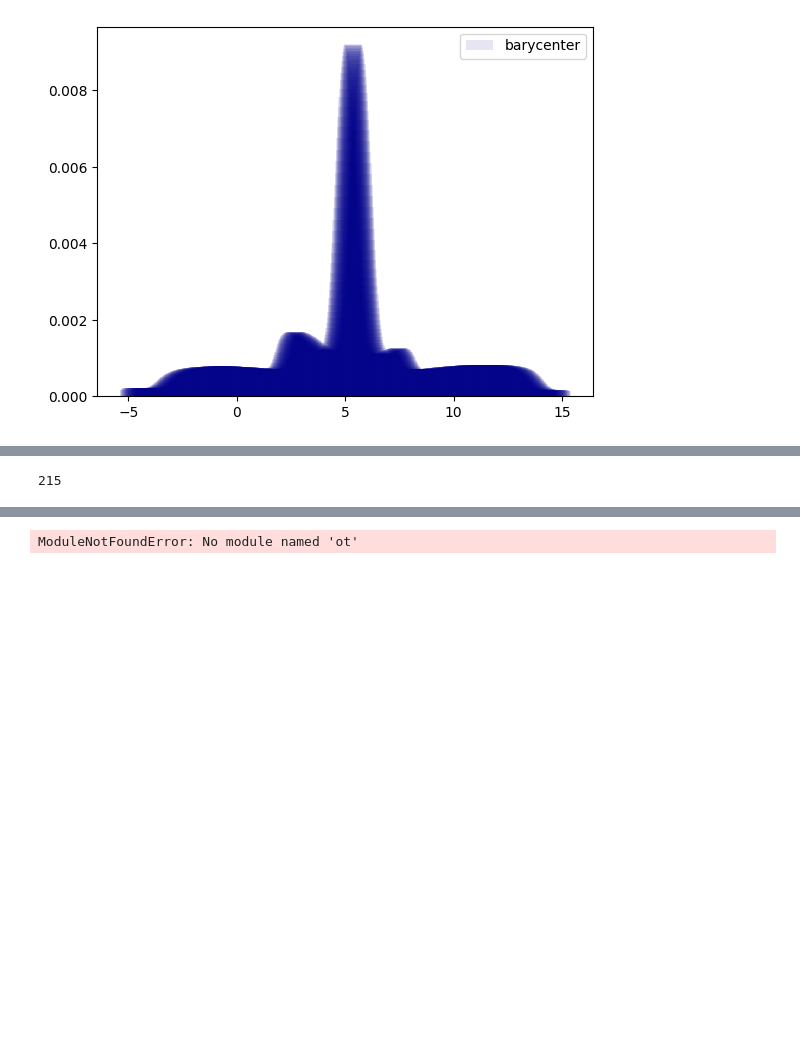
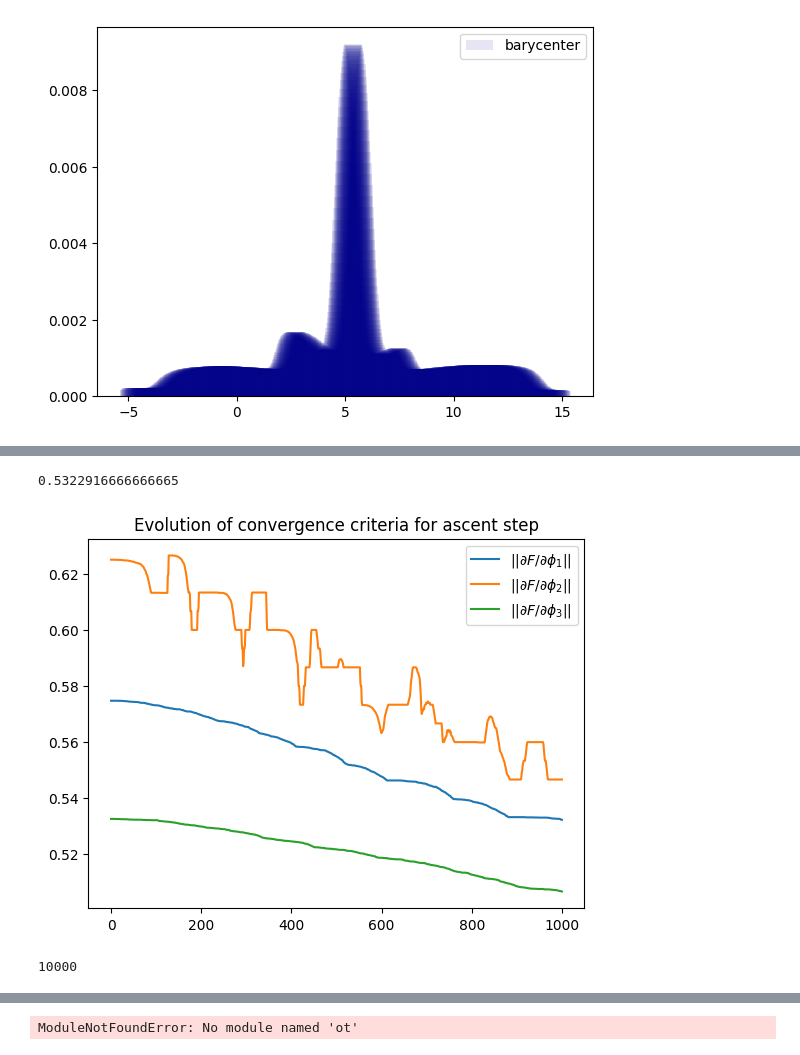
Before and after one commit to InesVATI/projectOT_stochastic_wasserstein_barycenters, a Jupyter notebook: code/experiments.ipynb, the cells around one changed output, grey strips where cells are left out. Drawn from its saved outputs; the diff is of its cells as text; code cells hidden in the pictures; blank space fills up the shorter version.

```diff
--- a/code/experiments.ipynb
+++ b/code/experiments.ipynb
@@ -123,6 +134,7 @@ $phi = {\phi_j^i}$
 $C = d(x, y)^2 = ||x -y ||_2^2$ is the cost
 # %%
-def sample_from_input_distribution(ind_j, n_samples : int = 10000):
+@jit
+def sample_from_input_distribution(ind_j : int, n_samples : int = 10000):
     return norm.rvs(loc=means[ind_j], scale=stds[ind_j], size=(n_samples, 1))
 # %%
 x = x[:, np.newaxis] # (M, D)
@@ -210,2 +288,16 @@ max_while_loop = 500
+# %%
+ascent_criteria_list[0][-1]
+# %% [output]
+0.5322916666666665
+# %%
+fig = plt.figure()
+plt.plot(ascent_criteria_list[0], label='$||\partial F / \partial \phi_1 ||$')
+plt.plot(ascent_criteria_list[1], label='$||\partial F / \partial \phi_2 ||$')
+plt.plot(ascent_criteria_list[2], label='$||\partial F / \partial \phi_3 ||$')
+plt.title(f'Evolution of convergence criteria for ascent step')
+plt.legend()
+fig.savefig(figure_folder / f'ascent_criteria_nsamples{n_samples}.png')
+# %% [output]
+[figure, added]
 # %%
 # Optimizing estimate of barycenter support
@@ -253,4 +360,4 @@ time2 = time.time()
-# %%
-len(ascent_criteria)
-# %% [output]
-215
+# %%
+n_samples
+# %% [output]
+10000
```
Also changed, not shown: parts of 19 cells of this notebook, 8 other files.
